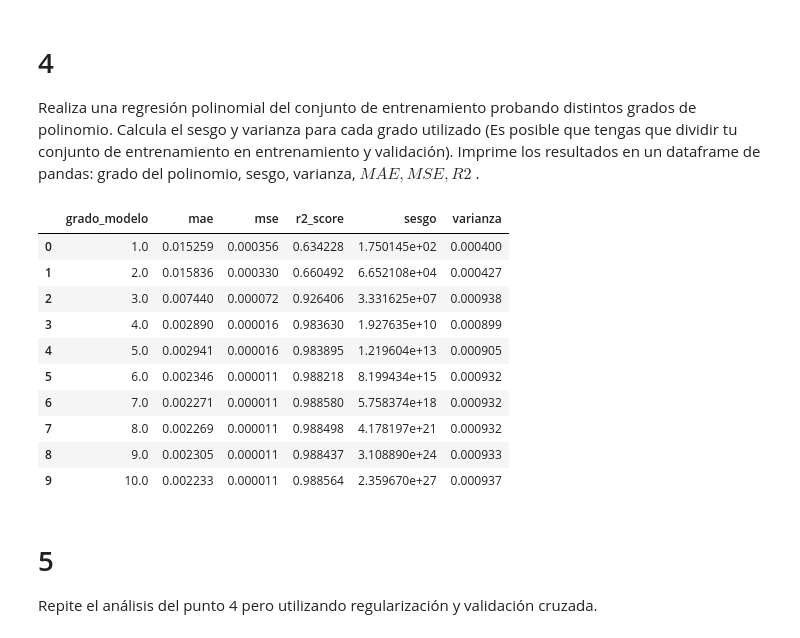
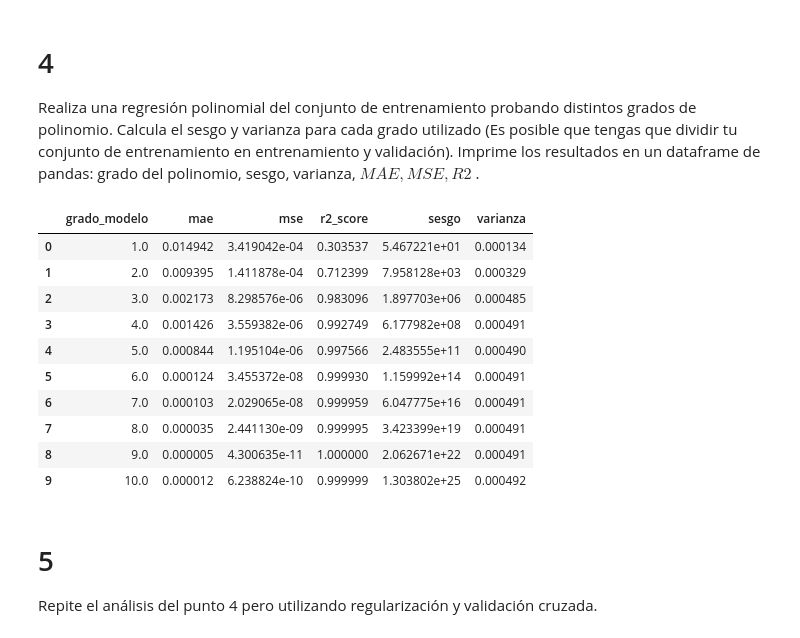
Before and after one commit to AlbertNath/rp-ml-20242, a Jupyter notebook: practica5/rpaa-practica5.ipynb, the cells around one changed output. Drawn from its saved outputs; the diff is of its cells as text; code cells hidden in the pictures.

Commit message:
train and test sets modified

```diff
--- a/practica5/rpaa-practica5.ipynb
+++ b/practica5/rpaa-practica5.ipynb
@@ -43,6 +44,9 @@ plt.show()
 # 3
 Divide los puntos en conjunto de entrenamiento y prueba (80-20).
 # %%
-X_train, X_test, Y_train, Y_test = train_test_split(bin_edges[:-1], hist, test_size=0.2, random_state=0)
+#X_train, X_test, Y_train, Y_test = train_test_split(bin_edges[:-1], hist, test_size=0.2, random_state=0)
+X_train, X_test = train_test_split(rayleigh_data, test_size=0.2, random_state=0)
+Y_train = rayleigh.pdf(X_train, scale=SCALE)
+Y_test  = rayleigh.pdf(X_test, scale=SCALE)
 X_train.shape, Y_train.shape, Y_test.shape, Y_test.shape
 # %% [output]
@@ -61,26 +65,39 @@ def reshape_data(X, y):
 def to_polynomial(X, deg):
     return PolynomialFeatures(degree=deg).fit_transform(X)
 
-def polynomial_model_df(max_deg):
+def compute_metrics(x_true_pol, y_true, y_hat):
+    mae  = mean_absolute_error(y_true, y_hat)
+    mse  = mean_squared_error(y_true, y_hat)
+    r2   = r2_score(y_true, y_hat)
+    bias = np.mean(((x_true_pol) - np.mean(y_hat))**2)
+    var  = np.var(y_hat)
+    return mae, mse, r2, bias, var
+
+def create_model_df(max_deg, normalized=False):
     df = pd.DataFrame(columns=['grado_modelo', 'mae', 'mse', 'r2_score', 'sesgo', 'varianza'])
+
+    model = None
+    if(normalized):
+        model = RidgeCV(alphas=[1e-3, 1e-2, 1e-1, 1])
+    else:
+        model = LinearRegression()
 
     for deg in range(1, max_deg + 1):
         x_train, y_train = reshape_data(X_train, Y_train)
         x_test, y_test   = reshape_data(X_test, Y_test)
         x_train_pol = to_polynomial(x_train, deg)
         x_test_pol  = to_polynomial(x_test, deg)
-        model   = LinearRegression().fit(x_train_pol, y_train)
+        model.fit(x_train_pol, y_train)
         y_hat   = model.predict(x_test_pol)
 
-        mae  = mean_absolute_error(y_test, y_hat)
-        mse  = mean_squared_error(y_test, y_hat)
-        r2   = r2_score(y_test, y_hat)
-        bias = np.mean(((x_test_pol) - np.mean(y_hat))**2)
-        var  = np.var(y_hat)
+        mae, mse, r2, bias, var = compute_metrics(x_test_pol, y_test, y_hat)
 
         df.loc[len(df.index)] = [deg, mae, mse, r2, bias, var]
 
     return df
+
+def polynomial_model_linear(max_deg):
+    return create_model_df(max_deg)
         #y_train = PolynomialFeatures(degree=deg).fit_transform(y_train)
         #results = cross_validate(model, x_train, y_train,
         #                        cv=5, n_jobs=-1,
@@ -93,20 +110,20 @@ def polynomial_model_df(max_deg):
         #print(f"R2: {max(results['test_r2'])}")
         #print()
 # %%
-df = polynomial_model_df(10)
+df = polynomial_model_linear(10)
 df
 # %% [output]
 |  | grado_modelo | mae | mse | r2_score | sesgo | varianza |
-| 0 | 1.0 | 0.015259 | 0.000356 | 0.634228 | 1.750145e+02 | 0.000400 |
-| 1 | 2.0 | 0.015836 | 0.000330 | 0.660492 | 6.652108e+04 | 0.000427 |
-| 2 | 3.0 | 0.007440 | 0.000072 | 0.926406 | 3.331625e+07 | 0.000938 |
-| 3 | 4.0 | 0.002890 | 0.000016 | 0.983630 | 1.927635e+10 | 0.000899 |
-| 4 | 5.0 | 0.002941 | 0.000016 | 0.983895 | 1.219604e+13 | 0.000905 |
-| 5 | 6.0 | 0.002346 | 0.000011 | 0.988218 | 8.199434e+15 | 0.000932 |
-| 6 | 7.0 | 0.002271 | 0.000011 | 0.988580 | 5.758374e+18 | 0.000932 |
-| 7 | 8.0 | 0.002269 | 0.000011 | 0.988498 | 4.178197e+21 | 0.000932 |
-| 8 | 9.0 | 0.002305 | 0.000011 | 0.988437 | 3.108890e+24 | 0.000933 |
-| 9 | 10.0 | 0.002233 | 0.000011 | 0.988564 | 2.359670e+27 | 0.000937 |
+| 0 | 1.0 | 0.014942 | 3.419042e-04 | 0.303537 | 5.467221e+01 | 0.000134 |
+| 1 | 2.0 | 0.009395 | 1.411878e-04 | 0.712399 | 7.958128e+03 | 0.000329 |
+| 2 | 3.0 | 0.002173 | 8.298576e-06 | 0.983096 | 1.897703e+06 | 0.000485 |
+| 3 | 4.0 | 0.001426 | 3.559382e-06 | 0.992749 | 6.177982e+08 | 0.000491 |
+| 4 | 5.0 | 0.000844 | 1.195104e-06 | 0.997566 | 2.483555e+11 | 0.000490 |
+| 5 | 6.0 | 0.000124 | 3.455372e-08 | 0.999930 | 1.159992e+14 | 0.000491 |
+| 6 | 7.0 | 0.000103 | 2.029065e-08 | 0.999959 | 6.047775e+16 | 0.000491 |
+| 7 | 8.0 | 0.000035 | 2.441130e-09 | 0.999995 | 3.423399e+19 | 0.000491 |
+| 8 | 9.0 | 0.000005 | 4.300635e-11 | 1.000000 | 2.062671e+22 | 0.000491 |
+| 9 | 10.0 | 0.000012 | 6.238824e-10 | 0.999999 | 1.303802e+25 | 0.000492 |
 # %% [markdown]
 # 5
 Repite el análisis del punto 4 pero utilizando regularización y validación cruzada.
```
Also changed, not shown: parts of 14 cells of this notebook.
